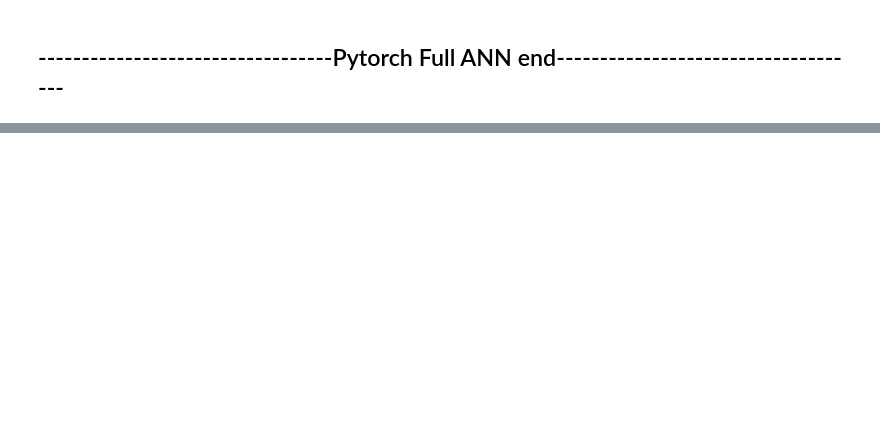
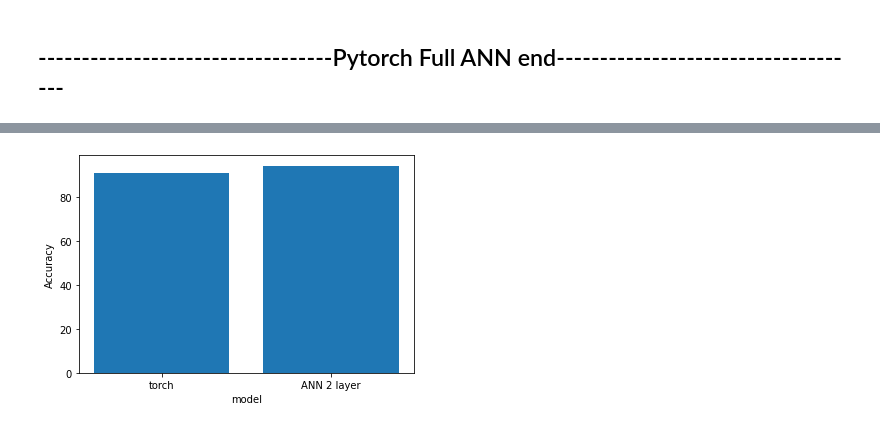
Before and after one commit to hilakhadad/ANN, a Jupyter notebook: ANN.ipynb, the cells around one changed output, grey strips where cells are left out. Cells and saved outputs as stored; diff of their text form; code cells hidden in the pictures; blank space fills up the shorter version.

Commit message:
comparison of the results - both of the models with the same data

```diff
--- a/ANN.ipynb
+++ b/ANN.ipynb
@@ -464,0 +387,3 @@ Epoch: 050/050 | Train MSE: 0.01 | Train Acc: 95.99% | Valid Acc: 95.04%
+# %%
+test_mse_ANN, test_acc_ANN = compute_mse_and_acc(model, X_test, y_test)
+print(f'Test accuracy: {test_acc_ANN*100:.2f}%')
@@ -479,22 +428,12 @@ torch.backends.cudnn.enabled = False
 torch.manual_seed(random_seed)
 
 train_loader = torch.utils.data.DataLoader(
-  torchvision.datasets.MNIST('/files/', train=True, download=True,
-                             transform=torchvision.transforms.Compose([
-                               torchvision.transforms.ToTensor(),
-                               torchvision.transforms.Normalize(
-                                 (0.1307,), (0.3081,))
-                             ])),
+  CustomImageDataset(X_temp, y_temp),
   batch_size=batch_size_train, shuffle=True)
 
 test_loader = torch.utils.data.DataLoader(
-  torchvision.datasets.MNIST('/files/', train=False, download=True,
-                             transform=torchvision.transforms.Compose([
-                               torchvision.transforms.ToTensor(),
-                               torchvision.transforms.Normalize(
-                                 (0.1307,), (0.3081,))
-                             ])),
-  batch_size=batch_size_test, shuffle=True)
+  CustomImageDataset(X_test, y_test),
+  batch_size=batch_size_train, shuffle=True)
 # %%
 examples = enumerate(test_loader)
 batch_idx, (example_data, example_targets) = next(examples)
@@ -510,21 +449,14 @@ import torch.optim as optim
 class Net(nn.Module):
     def __init__(self):
         super(Net, self).__init__()
-        # self.conv1 = nn.Conv2d(1, 10, kernel_size=5)
-        # self.conv2 = nn.Conv2d(10, 20, kernel_size=5)
-        # self.conv2_drop = nn.Dropout2d()
         self.fc1 = nn.Linear(28*28, 50)
         self.final = nn.Linear(50, 10)
 
     def forward(self, x):
-        # x = F.relu(F.max_pool2d(self.conv1(x), 2))
-        # x = F.relu(F.max_pool2d(self.conv2_drop(self.conv2(x)), 2))
         x = x.view(-1, 28*28)
-        x = F.sigmoid(self.fc1(x))
-        # x = F.dropout(x, training=self.training)
+        x = self.fc1(x)
         x = F.sigmoid(self.final(x))
         return F.log_softmax(x)
-        # return x
 
 network = Net()
 optimizer = optim.SGD(network.parameters(), lr=learning_rate)
@@ -561,12 +493,14 @@ def test():
       correct += pred.eq(target.data.view_as(pred)).sum()
   test_loss /= len(test_loader.dataset)
   test_losses.append(test_loss)
+  test_acc_torch = 100. * correct / len(test_loader.dataset)
   print('\nTest set: Avg. loss: {:.4f}, Accuracy: {}/{} ({:.2f}%)\n'.format(
     test_loss, correct, len(test_loader.dataset),
-    100. * correct / len(test_loader.dataset)))
+    test_acc_torch))
+  return test_acc_torch
 # %%
-test()
+test_acc_torch = test()
 for epoch in range(1, n_epochs + 1):
   train(epoch)
-  test()
+  test_acc_torch = test()
 # %% [output]
@@ -709,0 +528,9 @@ python: can't open file 'C:\Users\shair\PycharmProjects\.convert_notebook_to_scr
+# %%
+results = [test_acc_torch, test_acc_ANN*100]
+models_names = ["torch", "ANN 2 layer"]
+plt.bar(models_names, results)
+plt.ylabel('Accuracy')
+plt.xlabel('model')
+plt.show()
+# %% [output]
+[figure, added]
```
Also changed, not shown: parts of 67 cells of this notebook.
